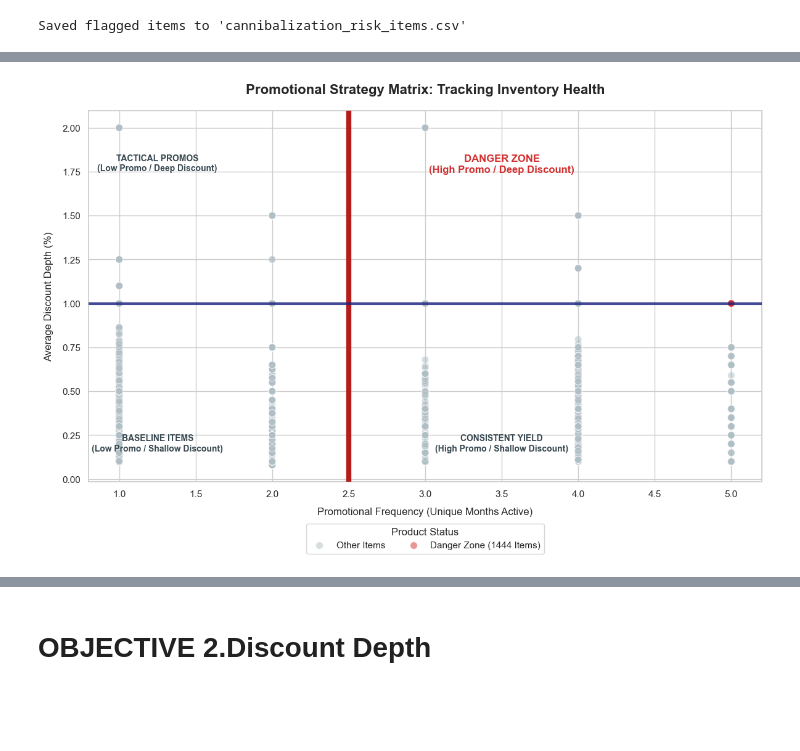
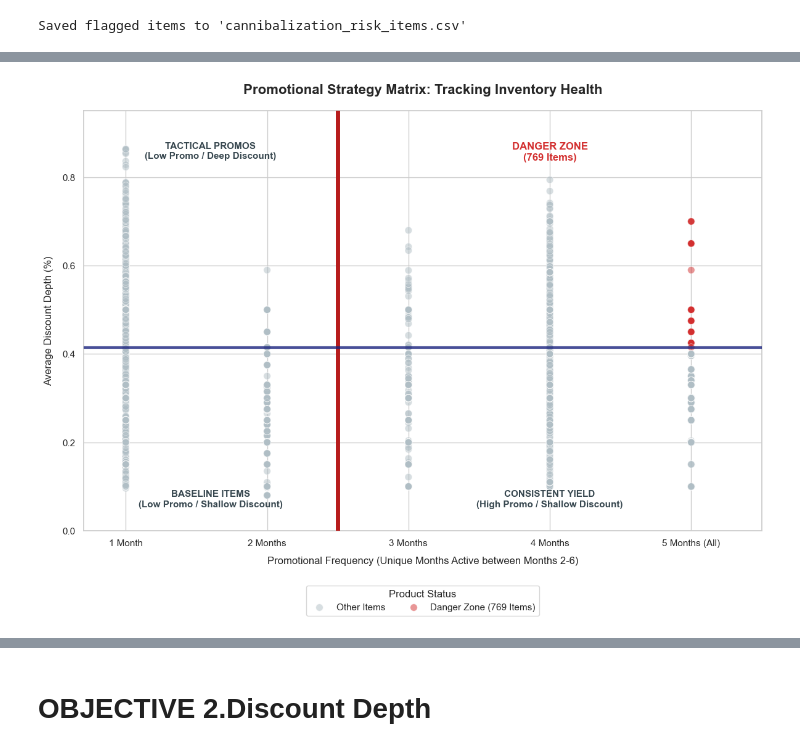
Before and after one commit to EYONG-ENEKE/Promotional-Campaigns-in-Retail-Pharmacy, a Jupyter notebook: pr7.ipynb, the cells around one changed output, grey strips where cells are left out. Cells and saved outputs as stored; diff of their text form; code cells hidden in the pictures; blank space fills up the shorter version.

```diff
--- a/pr7.ipynb
+++ b/pr7.ipynb
@@ -599,63 +617,86 @@ chronic_offenders.to_csv('chronic_promo_offenders_1444.csv', index=False)
 # %%
-#2.6 Prepare the plotting data using our previous item_metrics dataframe
+import pandas as pd
+import numpy as np
+import matplotlib.pyplot as plt
+import seaborn as sns
+
+# 1. Prepare the plotting data using our previous item_metrics dataframe
 plot_data = item_metrics.copy()
 
+# FORCE the chart to look ONLY at your strict 769 item list for the red color mapping
+danger_label = 'Danger Zone (769 Items)'
 plot_data['Quadrant_Label'] = 'Other Items'
-plot_data.loc[plot_data['ITEM'].isin(core_item_ids), 'Quadrant_Label'] = 'Danger Zone (1444 Items)'
+plot_data.loc[plot_data['ITEM'].isin(core_item_ids), 'Quadrant_Label'] = danger_label
+
+# Define your exact visual thresholds
+freq_threshold = 2.5
+depth_threshold = 0.415
 
 # 2. Set up the plotting style
-plt.figure(figsize=(12, 8))
+plt.figure(figsize=(12, 9))
 sns.set_theme(style="whitegrid")
 
 # 3. Create the scatter plot
 ax = sns.scatterplot(
     data=plot_data,
     x='unique_months',
     y='avg_discount',
     hue='Quadrant_Label',
-    palette={'Other Items': '#b0bec5', 'Danger Zone (1444 Items)': '#d32f2f'},
+    palette={'Other Items': '#b0bec5', danger_label: '#d32f2f'},  # Keeps only your 769 red
     alpha=0.5,
     s=70,
-    zorder=3 # Keeps dots in the middle layer
+    zorder=3
 )
 
+# Set clean, strict limits on the axes to prevent text clipping
+plt.ylim(0, 0.95)
+plt.xlim(0.7, 5.5)
+
 # 4. FIXED DEMARCATION LINES
-# Hardcode the vertical line at 2.5 instead of using freq_threshold
-# Made it solid (-), extra thick (linewidth=6), and bright red (#b71c1c)
-ax.axvline(x=2.5, color='#b71c1c', linestyle='-', linewidth=6, alpha=1.0, zorder=5)
+# Vertical separator at 2.5 months (extra bold, solid red)
+ax.axvline(x=2.5, color='#b71c1c', linestyle='-', linewidth=5, alpha=1.0, zorder=5)
 
-# Horizontal Line (Kept at your depth threshold, but made solid and distinct)
+# Horizontal separator at your depth threshold (solid dark blue)
 ax.axhline(y=depth_threshold, color='#1a237e', linestyle='-', linewidth=3, alpha=0.8, zorder=5)
 
-# 5. Adjusted Text Coordinates to match the new 2.5 split
+# 5. LOCKED TEXT COORDINATES (Strictly hardcoded to match your 769 KPI text)
 # Danger Zone (Top Right)
-plt.text(3.5, 1.85, "DANGER ZONE\n(High Promo / Deep Discount)",
+plt.text(4.0, 0.88, "DANGER ZONE\n(769 Items)",
          color='#d32f2f', fontsize=12, weight='bold', ha='center', va='top', zorder=6)
 
 # Tactical Promos (Top Left)
-plt.text(1.25, 1.85, "TACTICAL PROMOS\n(Low Promo / Deep Discount)",
-         color='#37474f', fontsize=10, weight='bold', ha='center', va='top', zorder=6)
+plt.text(1.6, 0.88, "TACTICAL PROMOS\n(Low Promo / Deep Discount)",
+         color='#37474f', fontsize=11, weight='bold', ha='center', va='top', zorder=6)
 
 # Consistent Yield (Bottom Right)
-plt.text(3.5, 0.15, "CONSISTENT YIELD\n(High Promo / Shallow Discount)",
-         color='#37474f', fontsize=10, weight='bold', ha='center', va='bottom', zorder=6)
+plt.text(4.0, 0.05, "CONSISTENT YIELD\n(High Promo / Shallow Discount)",
+         color='#37474f', fontsize=11, weight='bold', ha='center', va='bottom', zorder=6)
 
 # Baseline Items (Bottom Left)
-plt.text(1.25, 0.15, "BASELINE ITEMS\n(Low Promo / Shallow Discount)",
-         color='#37474f', fontsize=10, weight='bold', ha='center', va='bottom', zorder=6)
+plt.text(1.6, 0.05, "BASELINE ITEMS\n(Low Promo / Shallow Discount)",
+         color='#37474f', fontsize=11, weight='bold', ha='center', va='bottom', zorder=6)
+
 # 6. Final chart formatting
 plt.title("Promotional Strategy Matrix: Tracking Inventory Health", fontsize=16, pad=20, weight='bold')
-plt.xlabel("Promotional Frequency (Unique Months Active)", fontsize=12, labelpad=10)
+plt.xlabel("Promotional Frequency (Unique Months Active between Months 2-6)", fontsize=12, labelpad=10)
 plt.ylabel("Average Discount Depth (%)", fontsize=12, labelpad=10)
-plt.legend(title="Product Status", loc='upper center', bbox_to_anchor=(0.5, -0.1), ncol=2, fontsize=11)
+
+# Ticks match numeric data (1-5 months), while labels clarify the duration context
+plt.xticks(
+    ticks=[1.0, 2.0, 3.0, 4.0, 5.0],
+    labels=['1 Month', '2 Months', '3 Months', '4 Months', '5 Months (All)']
+)
+
+# Clean up legend positioning below the graph axis
+plt.legend(title="Product Status", loc='upper center', bbox_to_anchor=(0.5, -0.12), ncol=2, fontsize=11)
 
 plt.tight_layout()
 
-# Save the plot image
-plt.savefig('promotional_danger_zone_matrix_bold.png', dpi=300)
+# Save the plot image cleanly without layout clipping
+plt.savefig('promotional_danger_zone_matrix_fixed.png', dpi=300, bbox_inches='tight')
 plt.show()
 # %% [output]
-[figure, old version]
+[figure, new version]
 # %%
 # 2.7. Filter using your exact dataset column names and floating-point tolerance
 red_dot_item_safe = df[
```
Also changed, not shown: parts of 19 cells of this notebook.
